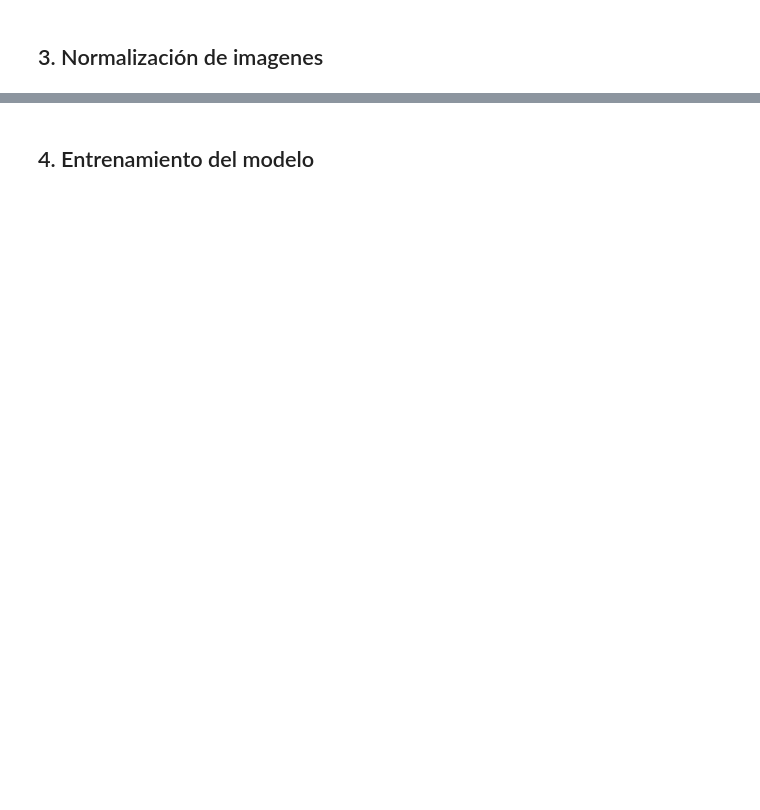
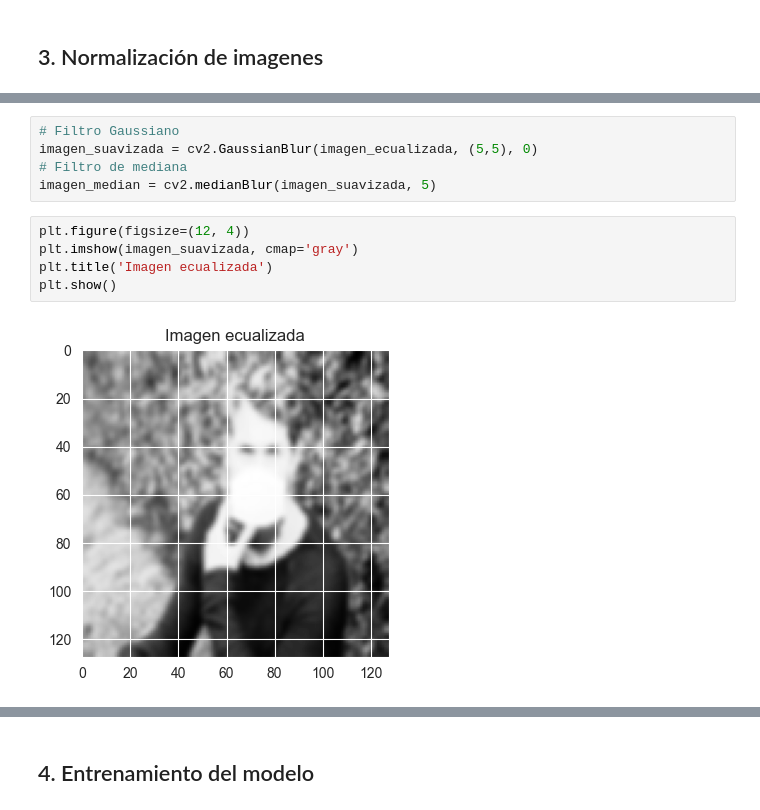
Before and after one commit to SamuehFDEZ/ProgramacionIA, a Jupyter notebook: UD5/PracticaIdentificacionDePersonasConMascarilla/dataset_imagenes_mascarilla/mascarillas.ipynb, the cells around one changed output, grey strips where cells are left out. Cells and saved outputs as stored; diff of their text form; blank space fills up the shorter version.

```diff
--- a/UD5/PracticaIdentificacionDePersonasConMascarilla/dataset_imagenes_mascarilla/mascarillas.ipynb
+++ b/UD5/PracticaIdentificacionDePersonasConMascarilla/dataset_imagenes_mascarilla/mascarillas.ipynb
@@ -68,0 +116,12 @@ test_dataset = test_dataset.map(lambda x, y: (normalization(x), y))
+# %%
+# Filtro Gaussiano
+imagen_suavizada = cv2.GaussianBlur(imagen_ecualizada, (5,5), 0)
+# Filtro de mediana
+imagen_median = cv2.medianBlur(imagen_suavizada, 5)
+# %%
+plt.figure(figsize=(12, 4))
+plt.imshow(imagen_suavizada, cmap='gray')
+plt.title('Imagen ecualizada')
+plt.show()
+# %% [output]
+[figure, added]
```
Also changed, not shown: parts of 18 cells of this notebook.
